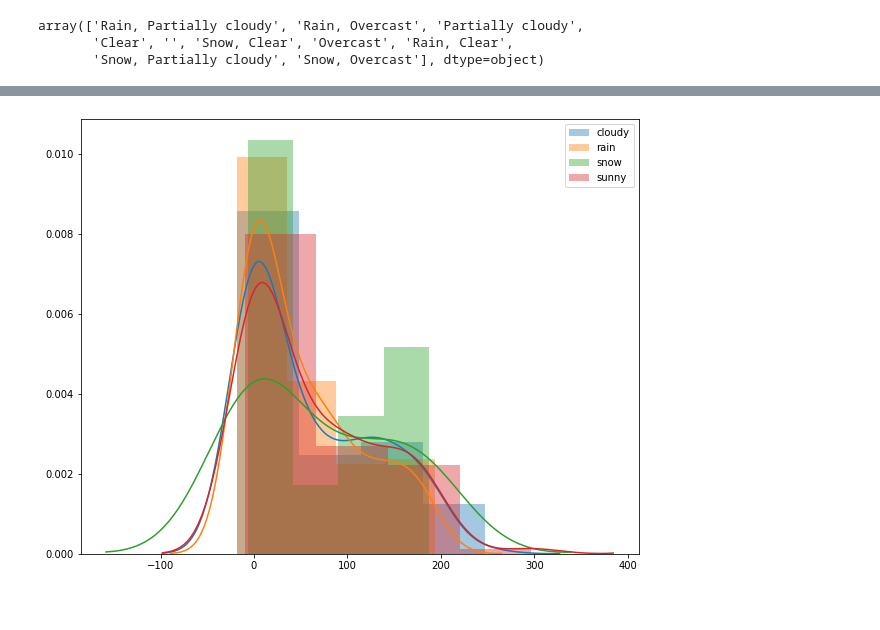
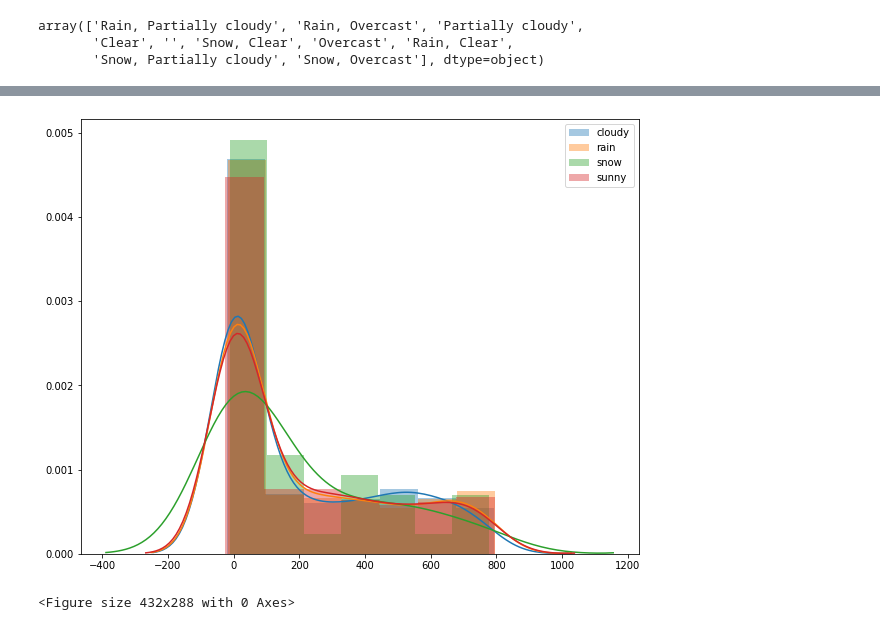
Before and after one commit to safwaanh/lhl_data_midterm, a Jupyter notebook: LHL-midterm-task3.ipynb, the cells around one changed output, grey strips where cells are left out. Cells and saved outputs as stored; diff of their text form; code cells hidden in the pictures.

```diff
--- a/LHL-midterm-task3.ipynb
+++ b/LHL-midterm-task3.ipynb
@@ -100,11 +97,11 @@ for row in range(test.shape[0]):
 origin_weather_df = pd.DataFrame(origin_weather, columns=['origin_weather'])
 
 # update to weather-n with next iteration
-weather1 = pd.concat([test.reset_index(),origin_weather_df],axis=1)
+weather4 = pd.concat([test.reset_index(),origin_weather_df],axis=1)
 # %%
 # update to weather-n with next iteration
-weather1 = weather1.rename(columns={'Unnamed: 0': 'original_index'})
-weather1 = weather1[['original_index','origin_weather']]
+weather4 = weather4.rename(columns={'Unnamed: 0': 'original_index'})
+weather4 = weather4[['original_index','origin_weather']]
 # %%
 #concatenate weather iterations together
-weather = pd.concat(['weather1','weather2','weather3','weather4'],ignore_index=True)
+weather = pd.concat([weather1,weather2,weather3,weather4],ignore_index=True)
@@ -119,2 +108,3 @@ weather = pd.concat(['weather1','weather2','weather3','weather4'],ignore_index=T
 # %%
-flights_weather = pd.merge(flights,weather1,left_index=True, right_on='original_index', how='right')
+flights_weather = pd.merge(flights,weather,left_index=True, right_on='original_index', how='right')
+flights_weather
@@ -157,21 +147,23 @@ flights_weather.groupby(['origin_weather'],as_index=False)['dep_delay'].mean()
 # %%
 import seaborn as sns
 import matplotlib.pyplot as plt
 
 cloudy = (flights_weather[flights_weather['origin_weather']=='Cloudy']['dep_delay'].reset_index())
 rain = (flights_weather[flights_weather['origin_weather']=='Rain']['dep_delay'].reset_index())
 snow = (flights_weather[flights_weather['origin_weather']=='Snow']['dep_delay'].reset_index())
 sunny = (flights_weather[flights_weather['origin_weather']=='Sunny']['dep_delay'].reset_index())
 
-bins = 4
+bins = 7
 
 sns.color_palette('autumn')
 plt.figure(figsize=(10,8))
 sns.distplot(cloudy,bins=bins,label='cloudy')
 sns.distplot(rain,bins=bins,label='rain')
 sns.distplot(snow,bins=bins,label='snow')
 sns.distplot(sunny,bins=bins,label='sunny')
 plt.legend()
 plt.show()
+plt.savefig('weather_delay_hist.png')
 # %% [output]
-[figure, old version]
+[figure, new version]
+<Figure size 432x288 with 0 Axes>
```
Also changed, not shown: parts of 47 cells of this notebook, 10 other files.
